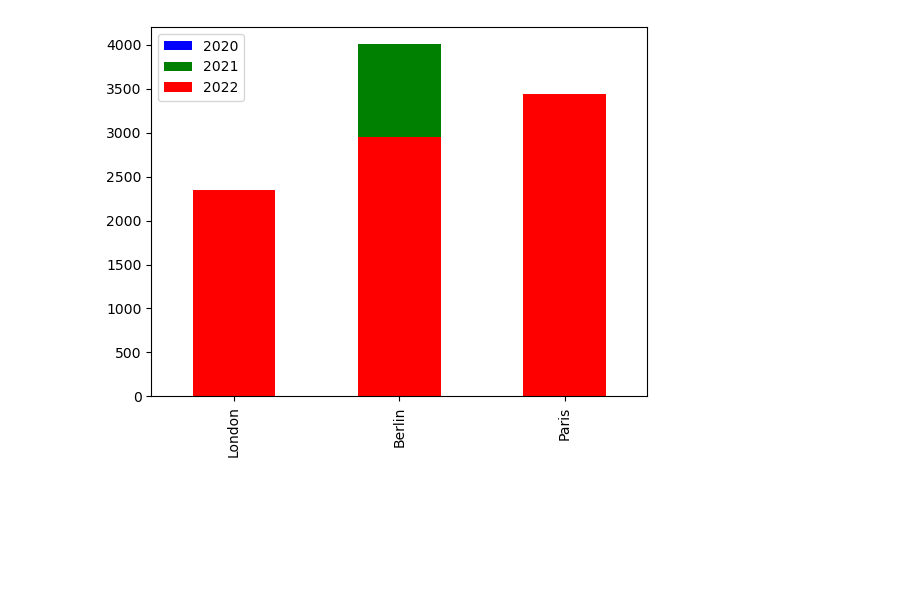
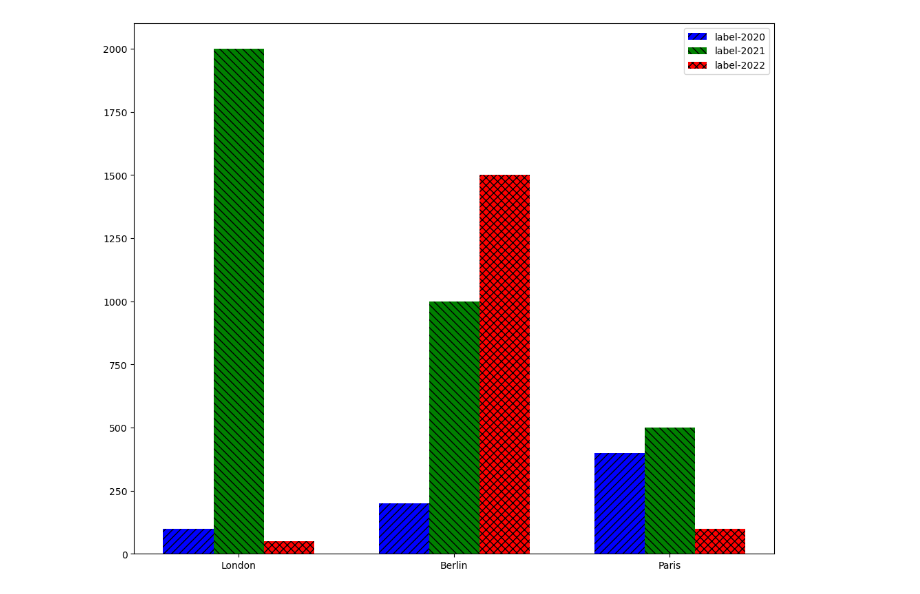
Before and after one commit to Rothamsted/graphdb-benchmarks, a Jupyter notebook: results/test.ipynb, the cells around one changed output. Drawn from its saved outputs; the diff is of its cells as text; code cells hidden in the pictures; blank space fills up the shorter version.

Commit message:
Testing Bar chart with multiple series.

```diff
--- a/results/test.ipynb
+++ b/results/test.ipynb
@@ -1,24 +1,53 @@
 # %%
 %matplotlib inline
 import matplotlib.pyplot as plt
 import pandas as pd
 import numpy as np
 
 
 d = {
   "shop": [ "London", "Berlin", "Paris" ],
-  "sales-2020": [ 1000, 2344, 1233 ],
-  "sales-2021": [ 355, 4003, 2344 ],
-  "sales-2022": [ 2344, 2949, 3443 ]
+  "sales-2020": [ 100, 200, 400 ],
+  "sales-2021": [ 2000, 1000, 500 ],
+  "sales-2022": [ 50, 1500, 100 ]
 }
+years = [ 2020, 2021, 2022 ]
 
-colors = { "2020": "Blue", "2021": "Green", "2022": "Red" }
+_d = {
+  "shop": [ "London", "Berlin", "Paris" ],
+  "sales-2019": [ 200, 400, 800 ],
+  "sales-2020": [ 100, 200, 400 ],
+  "sales-2021": [ 2000, 1000, 500 ],
+  "sales-2022": [ 50, 1500, 100 ]
+}
+_years = [ 2019, 2020, 2021, 2022 ]
+
+
+colors = { "2019": "Orange", "2020": "Blue", "2021": "Green", "2022": "Red" }
+hatches = { "2019": "+++", "2020": "///", "2021": "\\\\\\", "2022": "XXX" }
 
 df = pd.DataFrame ( d, index = d [ "shop" ] )
 
-ax = None
-for yk in [ 2020, 2021, 2022 ]:
+fig, ax = plt.subplots()
+
+nbars = len ( d [ "sales-2020" ] )
+x = np.arange ( nbars )
+wbar_total = 0.7 # Because x = 0, 1, 2, you've a total of 1
+wbar = wbar_total / nbars
+ibar = 0
+for yk in years:
   yk = str ( yk )
-  ax = df.plot.bar ( y = "sales-" + yk, label = yk, color = colors [ yk ], stacked = False, ax = ax )
+  yid = "label-" + yk
+  ylabel = yid
+  xi = x - wbar_total / 2  + wbar / 2 + ibar * wbar
+  ax.bar ( xi, d [ "sales-" + yk ], width = wbar, label = ylabel, color = colors [ yk ], hatch = hatches [ yk ] )
+  ibar += 1
+
+ax.set_xticks ( x )
+ax.set_xticklabels ( d [ "shop" ] )
+ax.legend()
+
+# Give it a good size
+ax.figure.set_size_inches ( 12, 10 )
 # %% [output]
-[figure, old version]
+[figure, new version]
```
